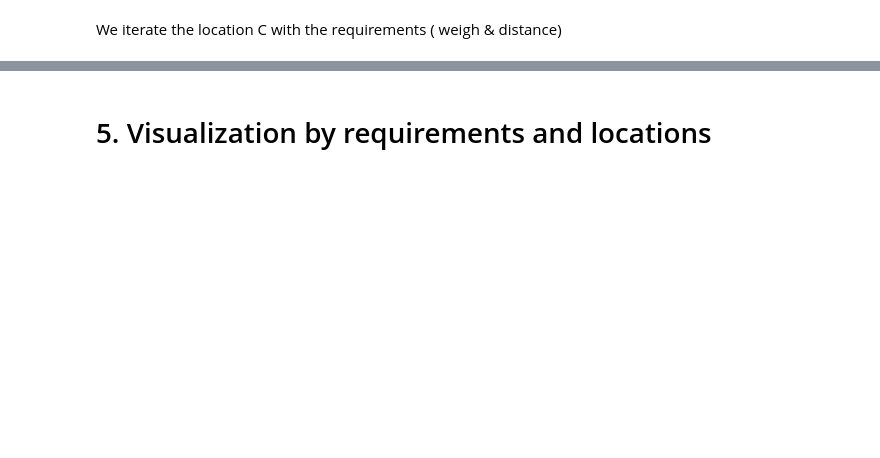
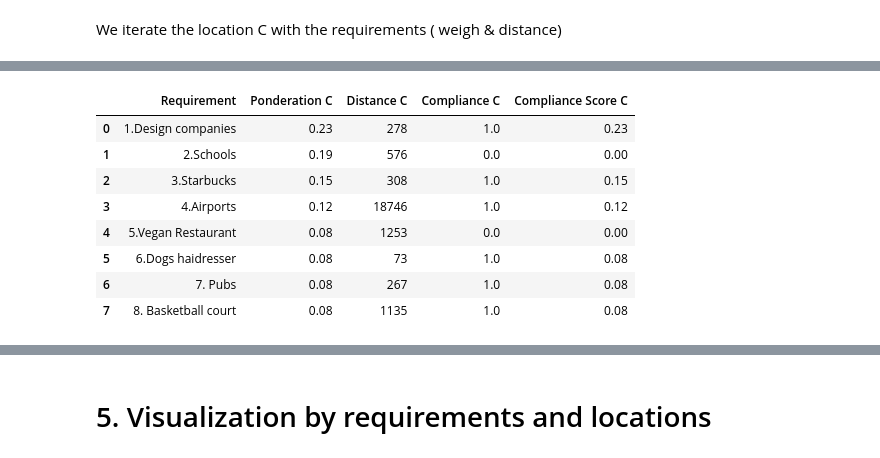
Before and after one commit to LeticiaIruela/Project_III, a Jupyter notebook: Foursquare - API.ipynb, the cells around one changed output, grey strips where cells are left out. Cells and saved outputs as stored; diff of their text form; code cells hidden in the pictures; blank space fills up the shorter version.

```diff
--- a/Foursquare - API.ipynb
+++ b/Foursquare - API.ipynb
@@ -705,0 +651,52 @@ concatenated_df
+# %%
+from geopy.distance import geodesic
+import pandas as pd
+
+locations = [
+    {"name": "C", "latitude": 37.786873, "longitude": -122.398352} #(2nd avenida/mission st)
+]
+
+criteriaC = [
+    {"name": "1.Design companies", "ponderation": 0.23, "distance_max": 500, "latitude": 37.788668, "longitude": -122.400558},
+    {"name": "2.Schools", "ponderation": 0.19, "distance_max": 500, "latitude": 37.785486, "longitude": -122.404656},
+    {"name": "3.Starbucks", "ponderation": 0.15, "distance_max": 800, "latitude": 37.784117, "longitude": -122.397974},
+    {"name": "4.Airports", "ponderation": 0.12, "distance_max": 30000, "latitude": 37.6189994812012, "longitude": -122.375},
+    {"name": "5.Vegan Restaurant", "ponderation": 0.08, "distance_max": 1000, "latitude": 37.781373, "longitude": -122.410779},
+    {"name": "6.Dogs haidresser", "ponderation": 0.08, "distance_max": 1000, "latitude": 37.787063, "longitude": -122.399142},
+    {"name": "7. Pubs", "ponderation": 0.08, "distance_max": 500, "latitude": 37.787122, "longitude": -122.401368},
+    {"name": "8. Basketball court", "ponderation": 0.08, "distance_max": 10000, "latitude": 37.778838, "longitude": -122.406328},
+]
+
+initial_location = locations[0]
+
+data = []
+for criterion in criteriaC:
+    requirement_name = criterion["name"]
+    ponderation = criterion["ponderation"]
+    distance_max = criterion["distance_max"]
+    latitude = criterion["latitude"]
+    longitude = criterion["longitude"]
+
+    distance = geodesic((initial_location["latitude"], initial_location["longitude"]), (latitude, longitude)).meters
+    distance = round(distance)
+    if distance <= distance_max:
+        compliance_score = 1.0
+    else:
+        compliance_score = 0.0
+
+    row = {"Requirement": requirement_name, "Ponderation C": ponderation, "Distance C": distance, "Compliance C": compliance_score}
+    data.append(row)
+
+df5 = pd.DataFrame(data)
+df5["Compliance Score C"] = df5["Ponderation C"] * df5["Compliance C"]
+df5
+# %% [output]
+|  | Requirement | Ponderation C | Distance C | Compliance C | Compliance Score C |
+| 0 | 1.Design companies | 0.23 | 278 | 1.0 | 0.23 |
+| 1 | 2.Schools | 0.19 | 576 | 0.0 | 0.00 |
+| 2 | 3.Starbucks | 0.15 | 308 | 1.0 | 0.15 |
+| 3 | 4.Airports | 0.12 | 18746 | 1.0 | 0.12 |
+| 4 | 5.Vegan Restaurant | 0.08 | 1253 | 0.0 | 0.00 |
+| 5 | 6.Dogs haidresser | 0.08 | 73 | 1.0 | 0.08 |
+| 6 | 7. Pubs | 0.08 | 267 | 1.0 | 0.08 |
+| 7 | 8. Basketball court | 0.08 | 1135 | 1.0 | 0.08 |
```
Also changed, not shown: parts of 24 cells of this notebook, 11 other files.
